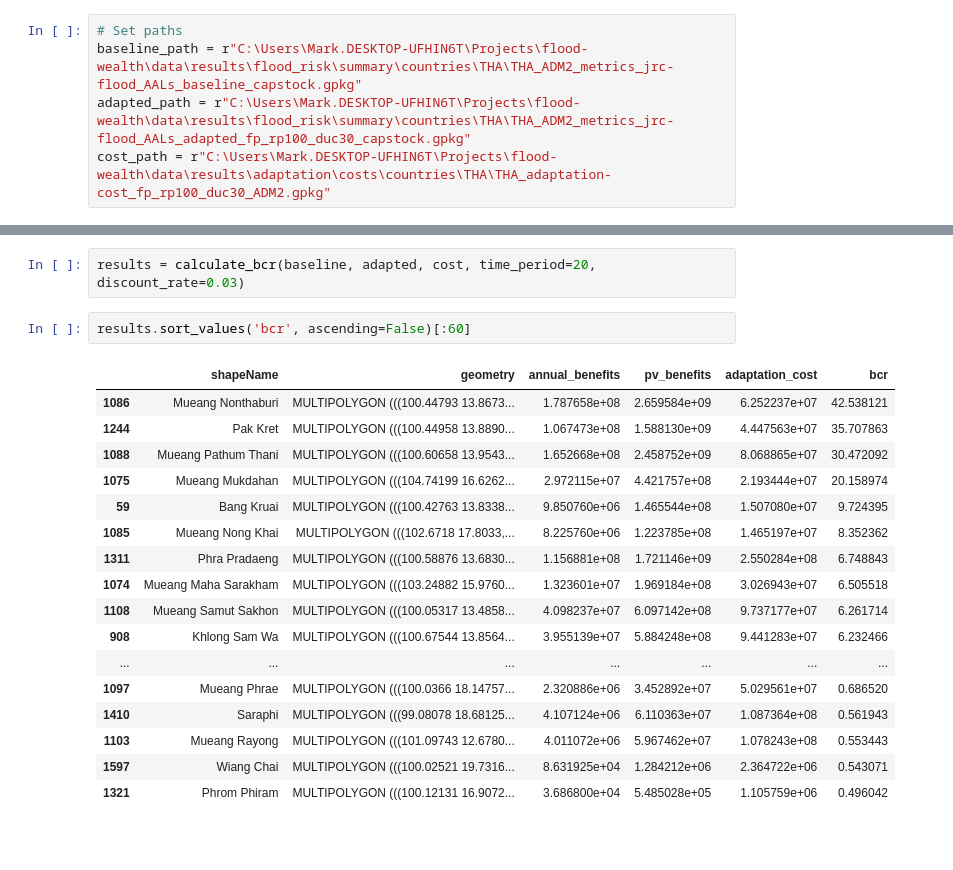
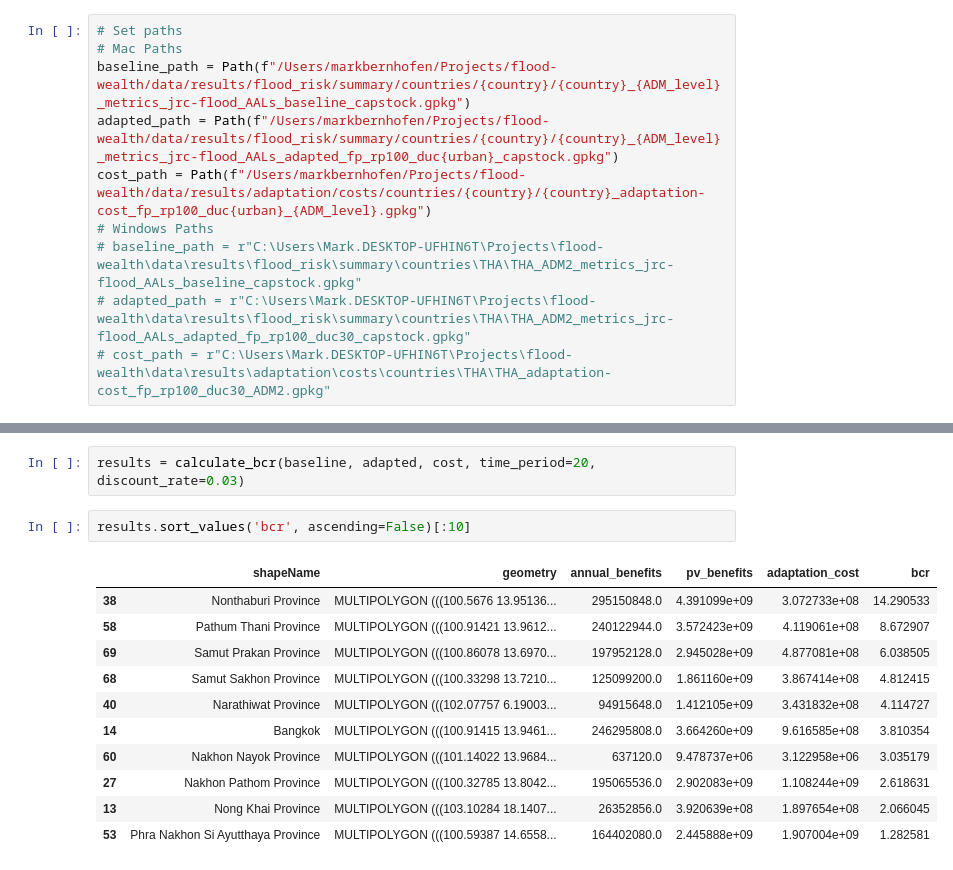
Before and after one commit to mvbnffc/flood-wealth, a Jupyter notebook: notebooks/4_adaptation_figures.ipynb, the cells around one changed output, grey strips where cells are left out. Saved outputs shown, nothing was run; the diff lists cells and outputs as text; blank space fills up the shorter version.

```diff
--- a/notebooks/4_adaptation_figures.ipynb
+++ b/notebooks/4_adaptation_figures.ipynb
@@ -18,8 +16,13 @@ from adjustText import adjust_text
 # %%
 # Set paths
-baseline_path = r"C:\Users\Mark.DESKTOP-UFHIN6T\Projects\flood-wealth\data\results\flood_risk\summary\countries\THA\THA_ADM2_metrics_jrc-flood_AALs_baseline_capstock.gpkg"
-adapted_path = r"C:\Users\Mark.DESKTOP-UFHIN6T\Projects\flood-wealth\data\results\flood_risk\summary\countries\THA\THA_ADM2_metrics_jrc-flood_AALs_adapted_fp_rp100_duc30_capstock.gpkg"
-cost_path = r"C:\Users\Mark.DESKTOP-UFHIN6T\Projects\flood-wealth\data\results\adaptation\costs\countries\THA\THA_adaptation-cost_fp_rp100_duc30_ADM2.gpkg"
+# Mac Paths
+baseline_path = Path(f"/Users/markbernhofen/Projects/flood-wealth/data/results/flood_risk/summary/countries/{country}/{country}_{ADM_level}_metrics_jrc-flood_AALs_baseline_capstock.gpkg")
+adapted_path = Path(f"/Users/markbernhofen/Projects/flood-wealth/data/results/flood_risk/summary/countries/{country}/{country}_{ADM_level}_metrics_jrc-flood_AALs_adapted_fp_rp100_duc{urban}_capstock.gpkg")
+cost_path = Path(f"/Users/markbernhofen/Projects/flood-wealth/data/results/adaptation/costs/countries/{country}/{country}_adaptation-cost_fp_rp100_duc{urban}_{ADM_level}.gpkg")
+# Windows Paths
+# baseline_path = r"C:\Users\Mark.DESKTOP-UFHIN6T\Projects\flood-wealth\data\results\flood_risk\summary\countries\THA\THA_ADM2_metrics_jrc-flood_AALs_baseline_capstock.gpkg"
+# adapted_path = r"C:\Users\Mark.DESKTOP-UFHIN6T\Projects\flood-wealth\data\results\flood_risk\summary\countries\THA\THA_ADM2_metrics_jrc-flood_AALs_adapted_fp_rp100_duc30_capstock.gpkg"
+# cost_path = r"C:\Users\Mark.DESKTOP-UFHIN6T\Projects\flood-wealth\data\results\adaptation\costs\countries\THA\THA_adaptation-cost_fp_rp100_duc30_ADM2.gpkg"
 # %%
 # Load data
 baseline = gpd.read_file(baseline_path)
@@ -74,25 +80,19 @@ def calculate_bcr(baseline_df, adapted_df, cost_df, time_period=20, discount_rat
 # %%
 results = calculate_bcr(baseline, adapted, cost, time_period=20, discount_rate=0.03)
 # %%
-results.sort_values('bcr', ascending=False)[:60]
+results.sort_values('bcr', ascending=False)[:10]
 # %% [output]
 |  | shapeName | geometry | annual_benefits | pv_benefits | adaptation_cost | bcr |
-| 1086 | Mueang Nonthaburi | MULTIPOLYGON (((100.44793 13.8673... | 1.787658e+08 | 2.659584e+09 | 6.252237e+07 | 42.538121 |
-| 1244 | Pak Kret | MULTIPOLYGON (((100.44958 13.8890... | 1.067473e+08 | 1.588130e+09 | 4.447563e+07 | 35.707863 |
-| 1088 | Mueang Pathum Thani | MULTIPOLYGON (((100.60658 13.9543... | 1.652668e+08 | 2.458752e+09 | 8.068865e+07 | 30.472092 |
-| 1075 | Mueang Mukdahan | MULTIPOLYGON (((104.74199 16.6262... | 2.972115e+07 | 4.421757e+08 | 2.193444e+07 | 20.158974 |
-| 59 | Bang Kruai | MULTIPOLYGON (((100.42763 13.8338... | 9.850760e+06 | 1.465544e+08 | 1.507080e+07 | 9.724395 |
-| 1085 | Mueang Nong Khai | MULTIPOLYGON (((102.6718 17.8033,... | 8.225760e+06 | 1.223785e+08 | 1.465197e+07 | 8.352362 |
-| 1311 | Phra Pradaeng | MULTIPOLYGON (((100.58876 13.6830... | 1.156881e+08 | 1.721146e+09 | 2.550284e+08 | 6.748843 |
-| 1074 | Mueang Maha Sarakham | MULTIPOLYGON (((103.24882 15.9760... | 1.323601e+07 | 1.969184e+08 | 3.026943e+07 | 6.505518 |
-| 1108 | Mueang Samut Sakhon | MULTIPOLYGON (((100.05317 13.4858... | 4.098237e+07 | 6.097142e+08 | 9.737177e+07 | 6.261714 |
-| 908 | Khlong Sam Wa | MULTIPOLYGON (((100.67544 13.8564... | 3.955139e+07 | 5.884248e+08 | 9.441283e+07 | 6.232466 |
-| ... | ... | ... | ... | ... | ... | ... |
-| 1097 | Mueang Phrae | MULTIPOLYGON (((100.0366 18.14757... | 2.320886e+06 | 3.452892e+07 | 5.029561e+07 | 0.686520 |
-| 1410 | Saraphi | MULTIPOLYGON (((99.08078 18.68125... | 4.107124e+06 | 6.110363e+07 | 1.087364e+08 | 0.561943 |
-| 1103 | Mueang Rayong | MULTIPOLYGON (((101.09743 12.6780... | 4.011072e+06 | 5.967462e+07 | 1.078243e+08 | 0.553443 |
-| 1597 | Wiang Chai | MULTIPOLYGON (((100.02521 19.7316... | 8.631925e+04 | 1.284212e+06 | 2.364722e+06 | 0.543071 |
-| 1321 | Phrom Phiram | MULTIPOLYGON (((100.12131 16.9072... | 3.686800e+04 | 5.485028e+05 | 1.105759e+06 | 0.496042 |
+| 38 | Nonthaburi Province | MULTIPOLYGON (((100.5676 13.95136... | 295150848.0 | 4.391099e+09 | 3.072733e+08 | 14.290533 |
+| 58 | Pathum Thani Province | MULTIPOLYGON (((100.91421 13.9612... | 240122944.0 | 3.572423e+09 | 4.119061e+08 | 8.672907 |
+| 69 | Samut Prakan Province | MULTIPOLYGON (((100.86078 13.6970... | 197952128.0 | 2.945028e+09 | 4.877081e+08 | 6.038505 |
+| 68 | Samut Sakhon Province | MULTIPOLYGON (((100.33298 13.7210... | 125099200.0 | 1.861160e+09 | 3.867414e+08 | 4.812415 |
+| 40 | Narathiwat Province | MULTIPOLYGON (((102.07757 6.19003... | 94915648.0 | 1.412105e+09 | 3.431832e+08 | 4.114727 |
+| 14 | Bangkok | MULTIPOLYGON (((100.91415 13.9461... | 246295808.0 | 3.664260e+09 | 9.616585e+08 | 3.810354 |
+| 60 | Nakhon Nayok Province | MULTIPOLYGON (((101.14022 13.9684... | 637120.0 | 9.478737e+06 | 3.122958e+06 | 3.035179 |
+| 27 | Nakhon Pathom Province | MULTIPOLYGON (((100.32785 13.8042... | 195065536.0 | 2.902083e+09 | 1.108244e+09 | 2.618631 |
+| 13 | Nong Khai Province | MULTIPOLYGON (((103.10284 18.1407... | 26352856.0 | 3.920639e+08 | 1.897654e+08 | 2.066045 |
+| 53 | Phra Nakhon Si Ayutthaya Province | MULTIPOLYGON (((100.59387 14.6558... | 164402080.0 | 2.445888e+09 | 1.907004e+09 | 1.282581 |
 # %%
 # Plot
 # Simple plotting function
```
Also changed, not shown: parts of 5 cells of this notebook.
